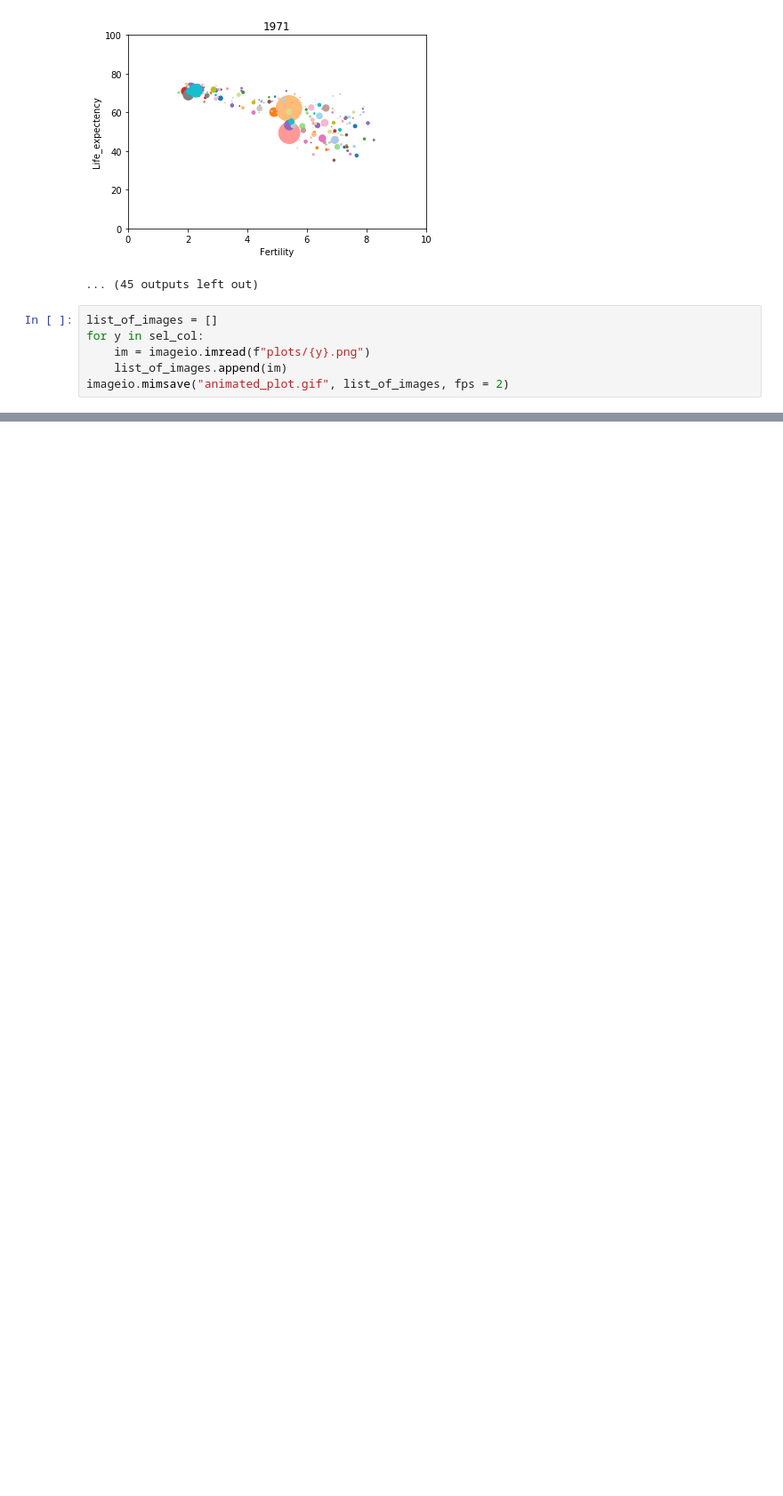
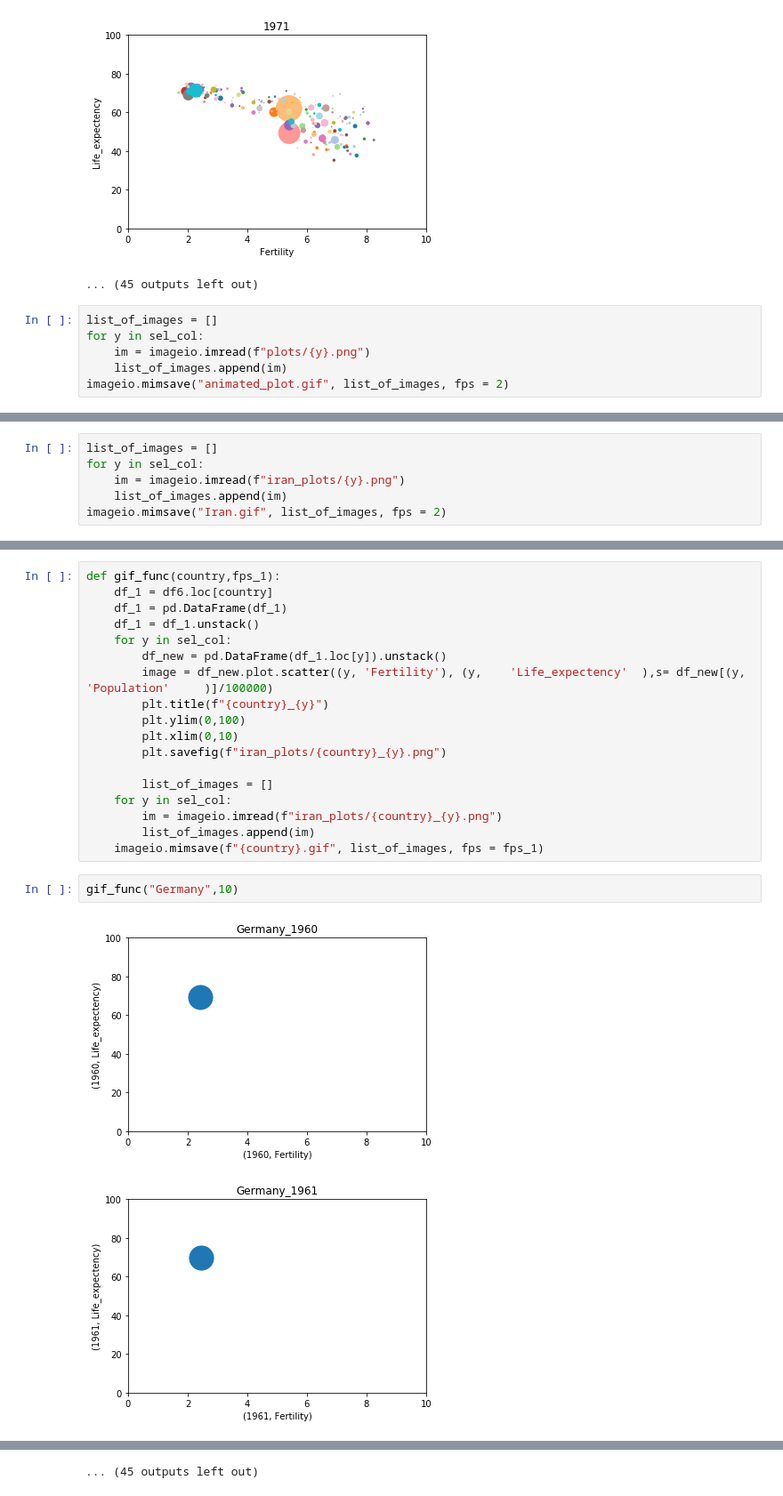
Before and after one commit to iremnasir/bootcamp_progress, a Jupyter notebook: Animate a Scatterplot.ipynb, the cells around one changed output, grey strips where cells are left out. Shown at 89% size. Drawn from its saved outputs; the diff is of its cells as text; blank space fills up the shorter version.

```diff
--- a/Animate a Scatterplot.ipynb
+++ b/Animate a Scatterplot.ipynb
@@ -462,0 +553,6 @@ imageio.mimsave("animated_plot.gif", list_of_images, fps = 2)
+# %%
+list_of_images = []
+for y in sel_col:
+    im = imageio.imread(f"iran_plots/{y}.png")
+    list_of_images.append(im)
+imageio.mimsave("Iran.gif", list_of_images, fps = 2)
@@ -462,0 +563,23 @@ imageio.mimsave("animated_plot.gif", list_of_images, fps = 2)
+# %%
+def gif_func(country,fps_1):
+    df_1 = df6.loc[country]
+    df_1 = pd.DataFrame(df_1)
+    df_1 = df_1.unstack()
+    for y in sel_col:
+        df_new = pd.DataFrame(df_1.loc[y]).unstack()
+        image = df_new.plot.scatter((y, 'Fertility'), (y,    'Life_expectency'  ),s= df_new[(y, 'Population'     )]/100000)
+        plt.title(f"{country}_{y}")
+        plt.ylim(0,100)
+        plt.xlim(0,10)
+        plt.savefig(f"iran_plots/{country}_{y}.png")
+
+        list_of_images = []
+    for y in sel_col:
+        im = imageio.imread(f"iran_plots/{country}_{y}.png")
+        list_of_images.append(im)
+    imageio.mimsave(f"{country}.gif", list_of_images, fps = fps_1)
+# %%
+gif_func("Germany",10)
+# %% [output]
+[figure, added]
+[figure, added]
@@ -462,0 +596 @@ imageio.mimsave("animated_plot.gif", list_of_images, fps = 2)
+... (45 outputs left out)
```
Also changed, not shown: parts of 8 cells of this notebook.
